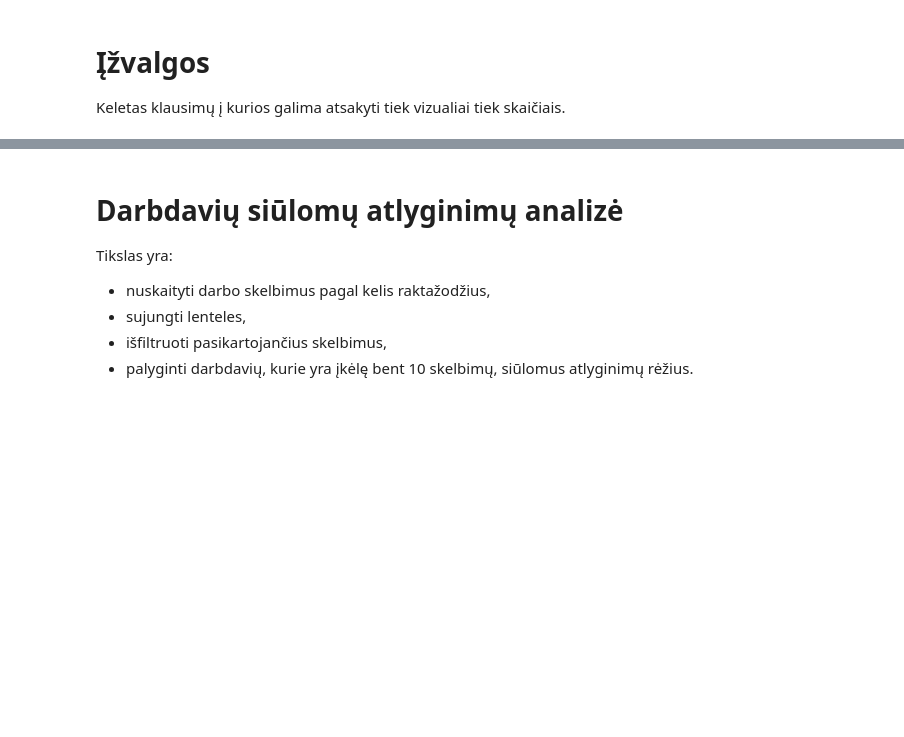
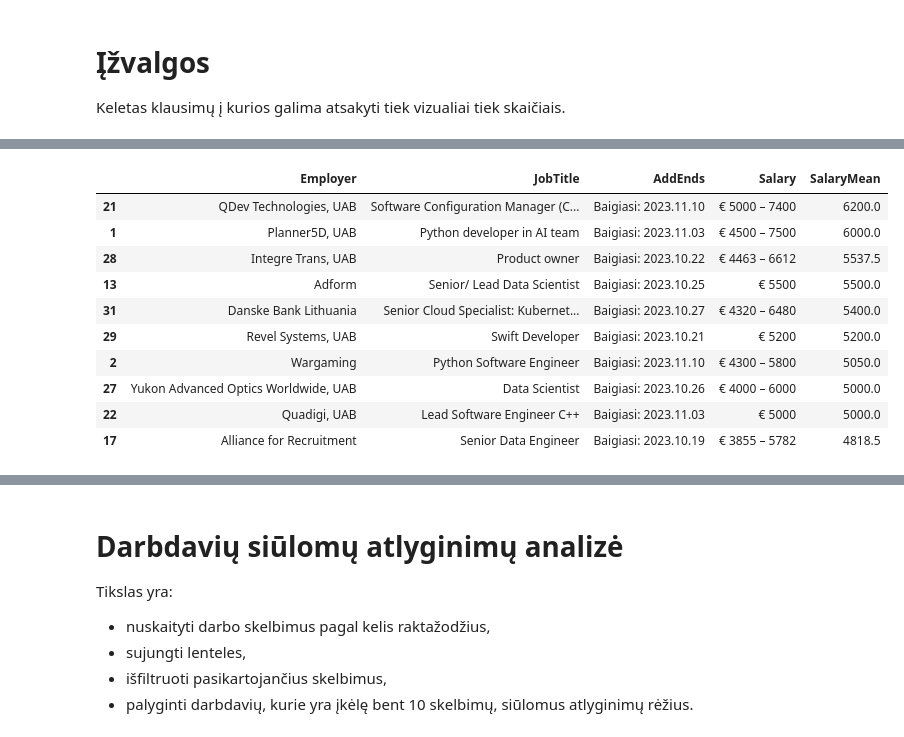
Before and after one commit to TK-Problem/Python-mokymai, a Jupyter notebook: Scripts/cvonline.ipynb, the cells around one changed output, grey strips where cells are left out. Saved outputs shown, nothing was run; the diff lists cells and outputs as text; code cells hidden in the pictures; blank space fills up the shorter version.

```diff
--- a/Scripts/cvonline.ipynb
+++ b/Scripts/cvonline.ipynb
@@ -278,3 +281,25 @@ df_c.sort_values(by="SalaryMean").tail(N)[cols].iloc[::-1]
+# %%
+#@title Top skelbimai su didžiausiais atlyginimais pagal unikalų darbdavį
+
+# top N dižiausius atlyginimus turintys skelbimai
+N = 10 # @param {type:"integer"}
+cols = ['Employer', 'JobTitle', 'AddEnds', 'Salary', 'SalaryMean']
+
+# sort and return N largest
+_ = df_c.sort_values(by="SalaryMean").drop_duplicates(subset='Employer', keep="last")
+_.tail(N)[cols].iloc[::-1]
+# %% [output]
+|  | Employer | JobTitle | AddEnds | Salary | SalaryMean |
+| 21 | QDev Technologies, UAB | Software Configuration Manager (C... | Baigiasi: 2023.11.10 | € 5000 – 7400 | 6200.0 |
+| 1 | Planner5D, UAB | Python developer in AI team | Baigiasi: 2023.11.03 | € 4500 – 7500 | 6000.0 |
+| 28 | Integre Trans, UAB | Product owner | Baigiasi: 2023.10.22 | € 4463 – 6612 | 5537.5 |
+| 13 | Adform | Senior/ Lead Data Scientist | Baigiasi: 2023.10.25 | € 5500 | 5500.0 |
+| 31 | Danske Bank Lithuania | Senior Cloud Specialist: Kubernet... | Baigiasi: 2023.10.27 | € 4320 – 6480 | 5400.0 |
+| 29 | Revel Systems, UAB | Swift Developer | Baigiasi: 2023.10.21 | € 5200 | 5200.0 |
+| 2 | Wargaming | Python Software Engineer | Baigiasi: 2023.11.10 | € 4300 – 5800 | 5050.0 |
+| 27 | Yukon Advanced Optics Worldwide, UAB | Data Scientist | Baigiasi: 2023.10.26 | € 4000 – 6000 | 5000.0 |
+| 22 | Quadigi, UAB | Lead Software Engineer C++ | Baigiasi: 2023.11.03 | € 5000 | 5000.0 |
+| 17 | Alliance for Recruitment | Senior Data Engineer | Baigiasi: 2023.10.19 | € 3855 – 5782 | 4818.5 |
 # %% [markdown]
 # Išsaugoti duomenis
 
```
Also changed, not shown: parts of 11 cells of this notebook.
